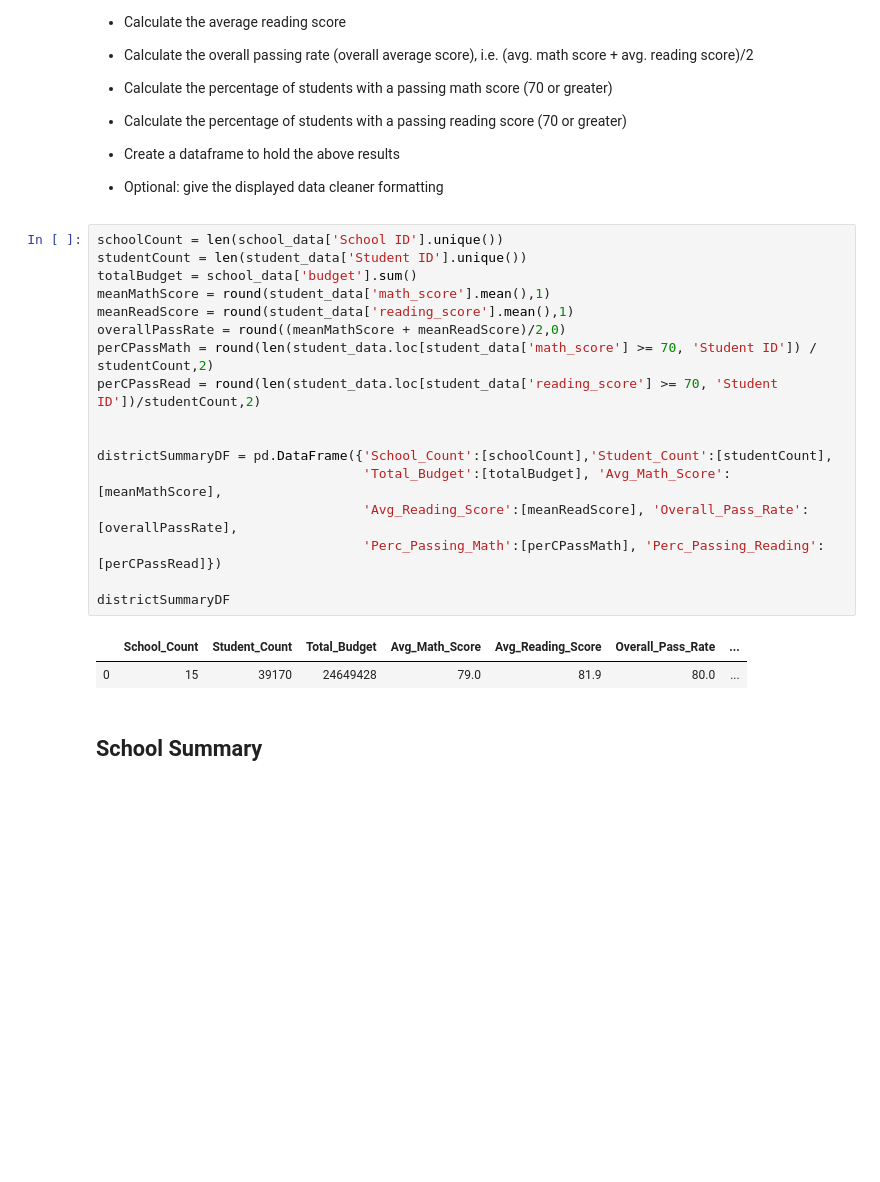
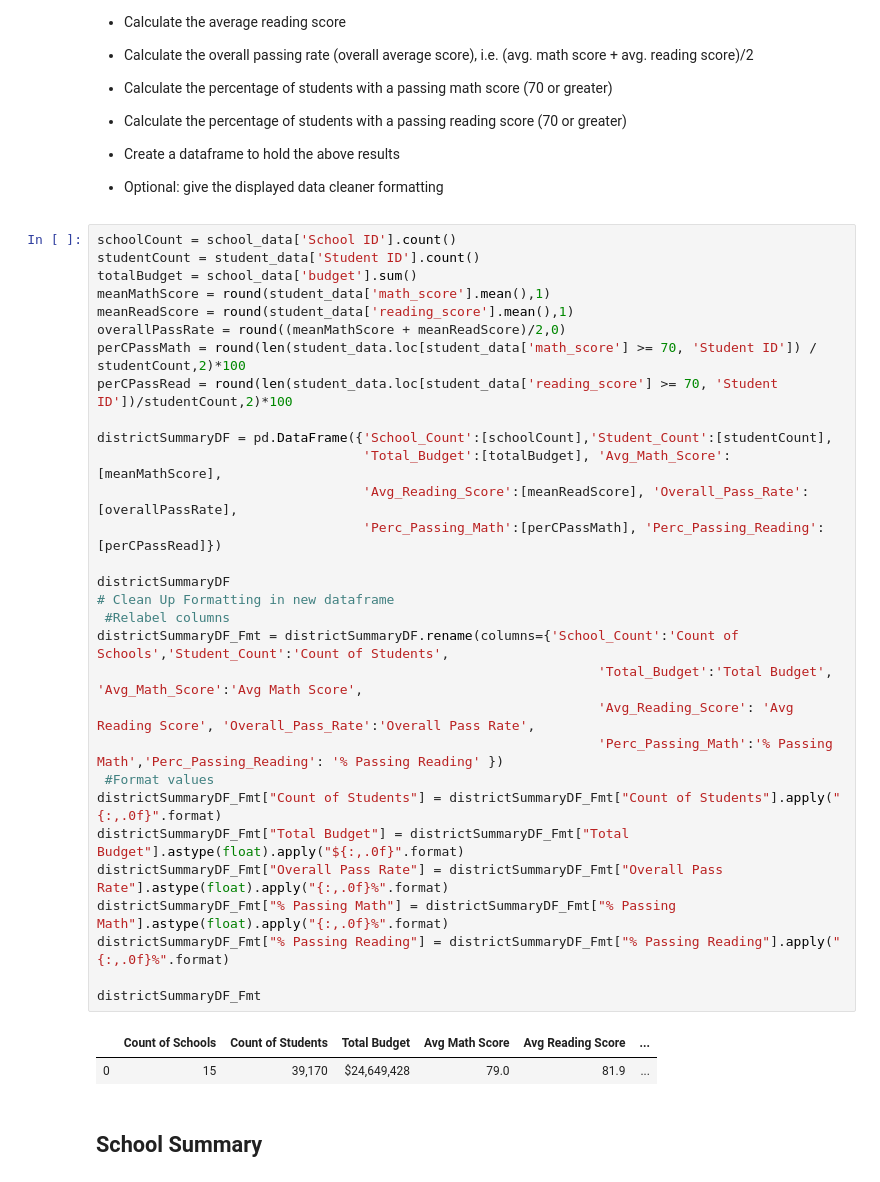
Before and after one commit to mhargroder/hw_04_Pandas, a Jupyter notebook: PyCitySchools_mHargroder.ipynb, the cells around one changed output. Drawn from its saved outputs; the diff is of its cells as text; blank space fills up the shorter version.

Commit message:
initial development of school summary

```diff
--- a/PyCitySchools_mHargroder.ipynb
+++ b/PyCitySchools_mHargroder.ipynb
@@ -48,25 +49,38 @@ school_data.head()
 
 * Optional: give the displayed data cleaner formatting
 # %%
-schoolCount = len(school_data['School ID'].unique())
-studentCount = len(student_data['Student ID'].unique())
+schoolCount = school_data['School ID'].count()
+studentCount = student_data['Student ID'].count()
 totalBudget = school_data['budget'].sum()
 meanMathScore = round(student_data['math_score'].mean(),1)
 meanReadScore = round(student_data['reading_score'].mean(),1)
 overallPassRate = round((meanMathScore + meanReadScore)/2,0)
-perCPassMath = round(len(student_data.loc[student_data['math_score'] >= 70, 'Student ID']) / studentCount,2)
-perCPassRead = round(len(student_data.loc[student_data['reading_score'] >= 70, 'Student ID'])/studentCount,2)
-
+perCPassMath = round(len(student_data.loc[student_data['math_score'] >= 70, 'Student ID']) / studentCount,2)*100
+perCPassRead = round(len(student_data.loc[student_data['reading_score'] >= 70, 'Student ID'])/studentCount,2)*100
 
 districtSummaryDF = pd.DataFrame({'School_Count':[schoolCount],'Student_Count':[studentCount],
                                   'Total_Budget':[totalBudget], 'Avg_Math_Score':[meanMathScore],
                                   'Avg_Reading_Score':[meanReadScore], 'Overall_Pass_Rate':[overallPassRate],
                                   'Perc_Passing_Math':[perCPassMath], 'Perc_Passing_Reading':[perCPassRead]})
 
 districtSummaryDF
+# Clean Up Formatting in new dataframe
+ #Relabel columns
+districtSummaryDF_Fmt = districtSummaryDF.rename(columns={'School_Count':'Count of Schools','Student_Count':'Count of Students',
+                                                                'Total_Budget':'Total Budget', 'Avg_Math_Score':'Avg Math Score',
+                                                                'Avg_Reading_Score': 'Avg Reading Score', 'Overall_Pass_Rate':'Overall Pass Rate',
+                                                                'Perc_Passing_Math':'% Passing Math','Perc_Passing_Reading': '% Passing Reading' })
+ #Format values
+districtSummaryDF_Fmt["Count of Students"] = districtSummaryDF_Fmt["Count of Students"].apply("{:,.0f}".format)
+districtSummaryDF_Fmt["Total Budget"] = districtSummaryDF_Fmt["Total Budget"].astype(float).apply("${:,.0f}".format)
+districtSummaryDF_Fmt["Overall Pass Rate"] = districtSummaryDF_Fmt["Overall Pass Rate"].astype(float).apply("{:,.0f}%".format)
+districtSummaryDF_Fmt["% Passing Math"] = districtSummaryDF_Fmt["% Passing Math"].astype(float).apply("{:,.0f}%".format)
+districtSummaryDF_Fmt["% Passing Reading"] = districtSummaryDF_Fmt["% Passing Reading"].apply("{:,.0f}%".format)
+
+districtSummaryDF_Fmt
 # %% [output]
-|  | School_Count | Student_Count | Total_Budget | Avg_Math_Score | Avg_Reading_Score | Overall_Pass_Rate | ... |
-| 0 | 15 | 39170 | 24649428 | 79.0 | 81.9 | 80.0 | ... |
+|  | Count of Schools | Count of Students | Total Budget | Avg Math Score | Avg Reading Score | ... |
+| 0 | 15 | 39,170 | $24,649,428 | 79.0 | 81.9 | ... |
 # %% [markdown]
 ## School Summary
 # %% [markdown]
```
Also changed, not shown: parts of 3 cells of this notebook.
